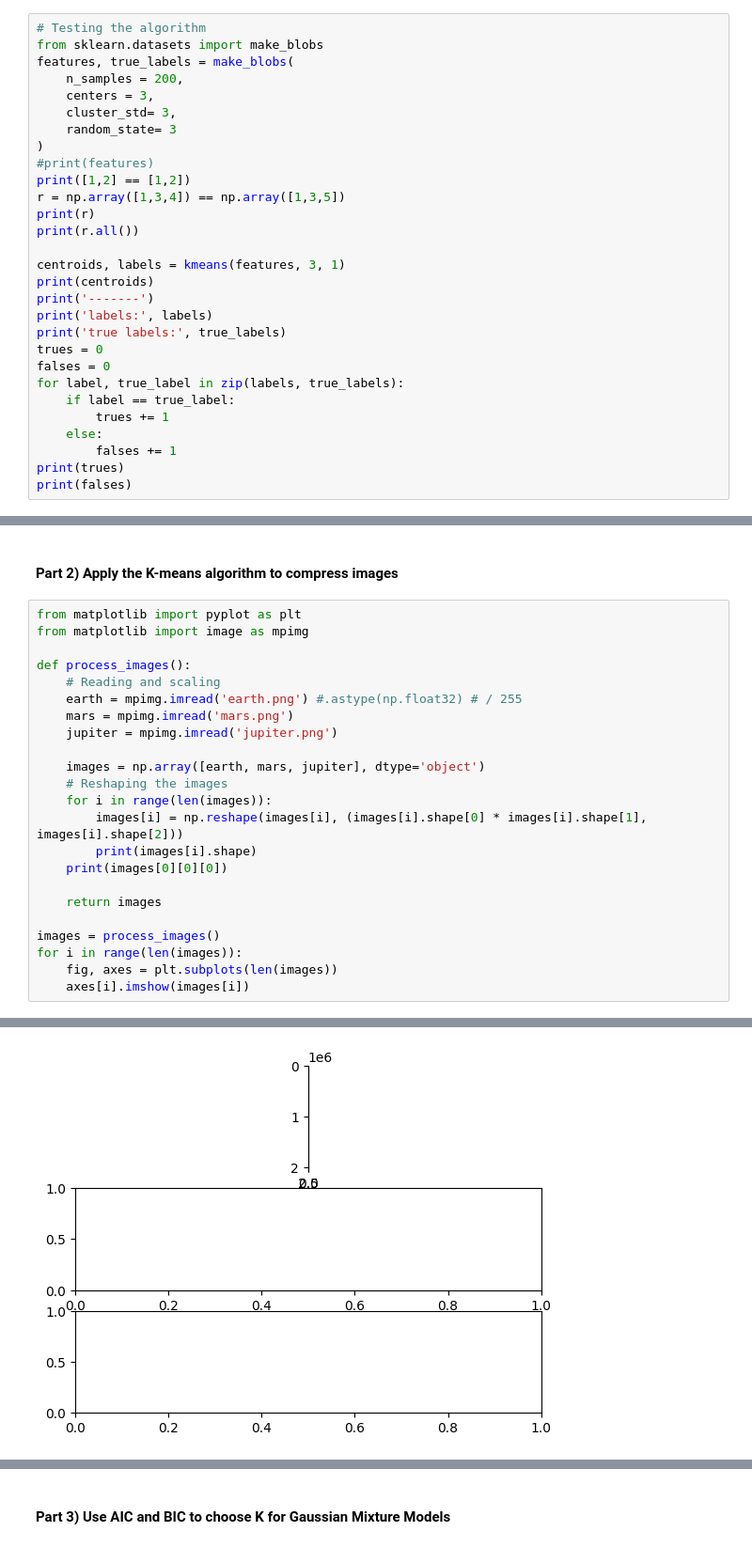
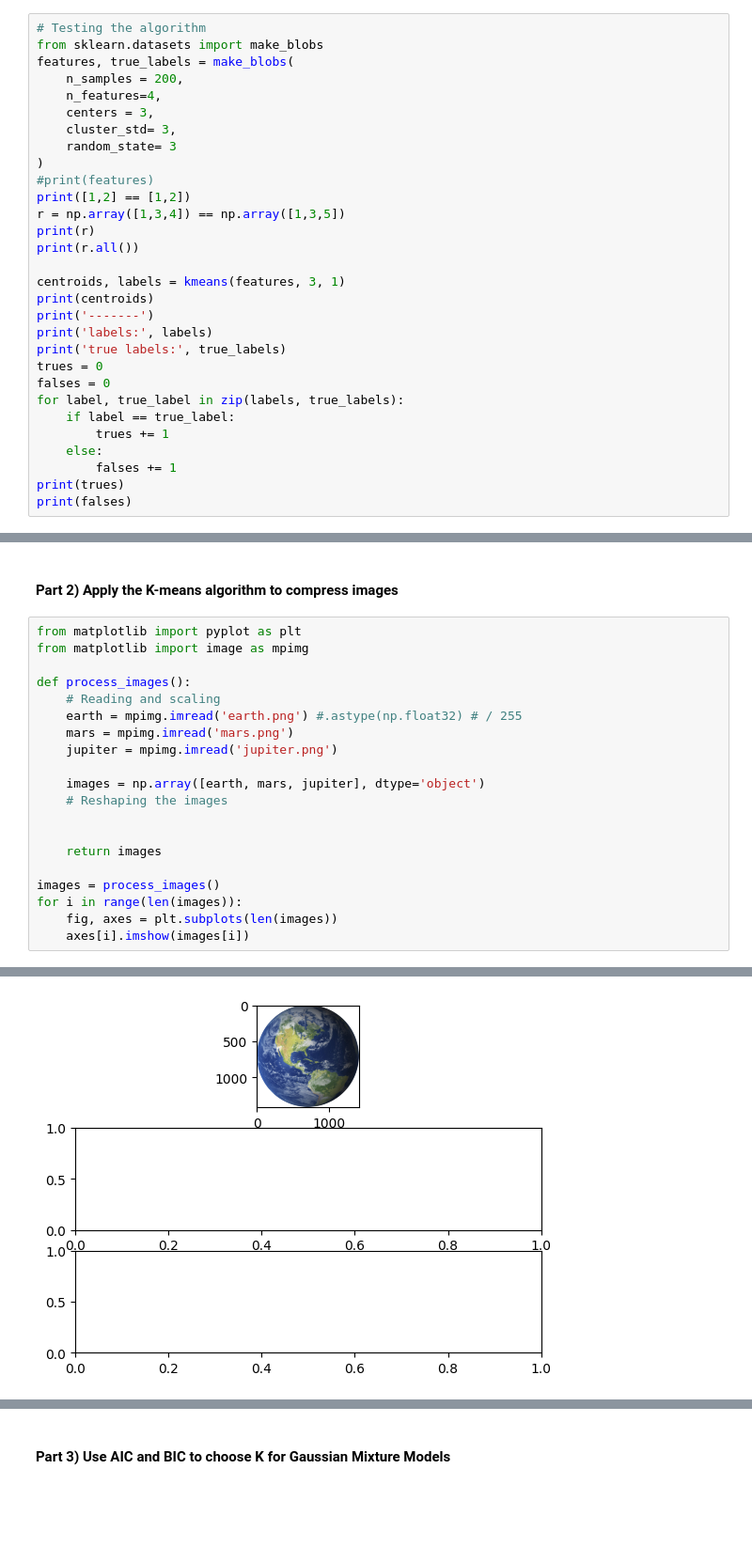
Before and after one commit to ValterMiari/Stats, a Jupyter notebook: Assignment3/ass3.ipynb, the cells around one changed output, grey strips where cells are left out. Shown: that part at 94% size. Cells and saved outputs as stored; diff of their text form; blank space fills up the shorter version.

```diff
--- a/Assignment3/ass3.ipynb
+++ b/Assignment3/ass3.ipynb
@@ -148,6 +146,7 @@ print(d)
 from sklearn.datasets import make_blobs
 features, true_labels = make_blobs(
     n_samples = 200,
+    n_features=4,
     centers = 3,
     cluster_std= 3,
     random_state= 3
@@ -306,10 +318,7 @@ def process_images():
 
     images = np.array([earth, mars, jupiter], dtype='object')
     # Reshaping the images
-    for i in range(len(images)):
-        images[i] = np.reshape(images[i], (images[i].shape[0] * images[i].shape[1], images[i].shape[2]))
-        print(images[i].shape)
-    print(images[0][0][0])
+
 
     return images
 
@@ -325 +330 @@ for i in range(len(images)):
-[figure, old version]
+[figure, new version]
```
Also changed, not shown: parts of 11 cells of this notebook.
